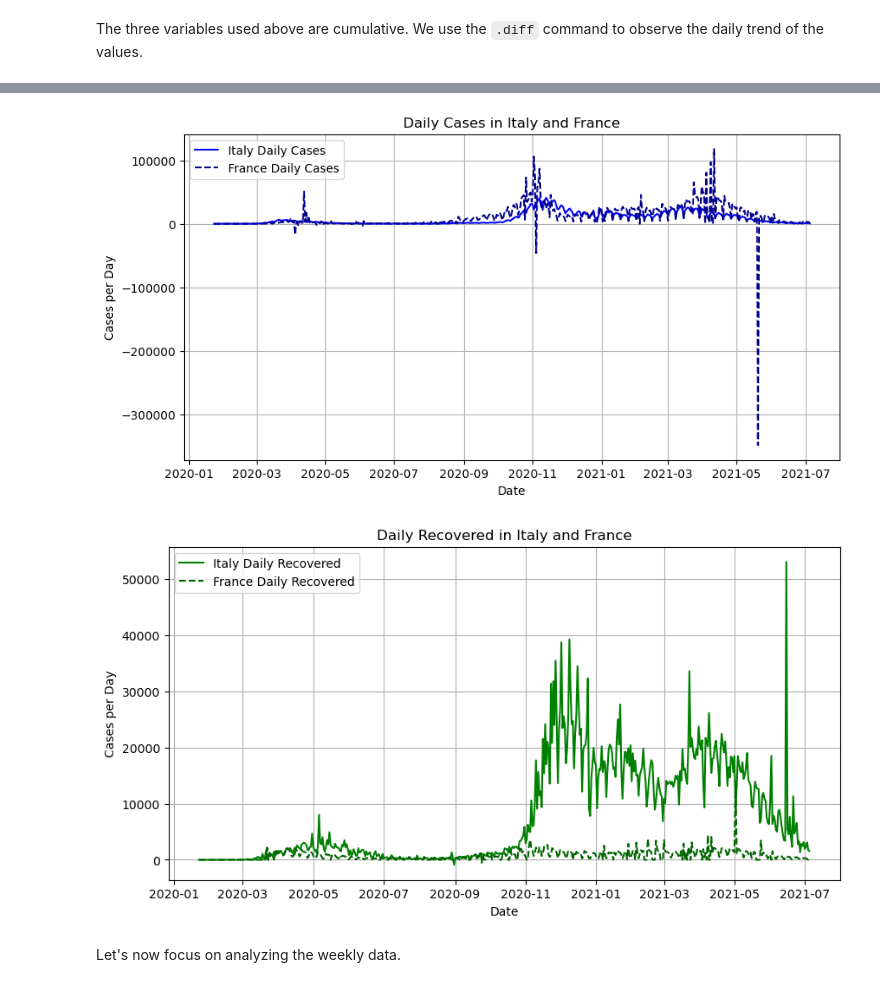
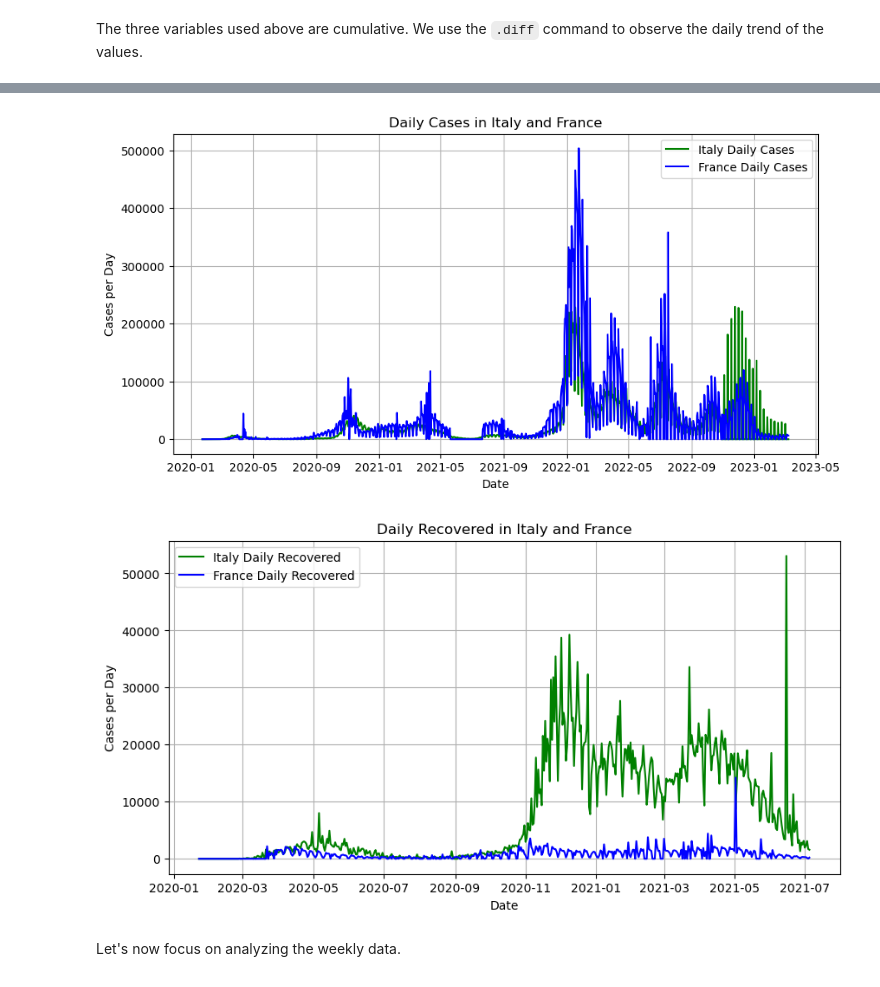
Before and after one commit to Gerva02/Python_for_data_science, a Jupyter notebook: Second.ipynb, the cells around one changed output, grey strips where cells are left out. Saved outputs shown, nothing was run; the diff lists cells and outputs as text; code cells hidden in the pictures.

```diff
--- a/Second.ipynb
+++ b/Second.ipynb
@@ -115,12 +155,10 @@ The three variables used above are cumulative. We use the `.diff` command to obs
 # %%
-data_it_cut = data_it_cut.copy()
-data_fr_cut = data_fr_cut.copy()
-data_it_cut["daily_deaths"] = data_it_cut["deaths"].diff()
-data_fr_cut["daily_deaths"] = data_fr_cut["deaths"].diff()
+data_it["daily_deaths"] = data_it["deaths"].diff()
+data_fr["daily_deaths"] = data_fr["deaths"].diff()
 
 plt.figure(figsize=(10, 5))
-plt.plot(data_it_cut.index, data_it_cut["daily_deaths"], label="Italy Daily Deaths", color="red")
-plt.plot(data_fr_cut.index, data_fr_cut["daily_deaths"], label="France Daily Deaths", color="darkred", linestyle="dashed")
+plt.plot(data_it.index, data_it["daily_deaths"], label="Italy Daily Deaths", color="green")
+plt.plot(data_fr.index, data_fr["daily_deaths"], label="France Daily Deaths", color="blue")
 
 plt.title("Daily Deaths in Italy and France")
 plt.xlabel("Date")
@@ -133,21 +171,19 @@ plt.show()
 # %%
-data_it_cut = data_it_cut.copy()
-data_fr_cut = data_fr_cut.copy()
-data_it_cut["daily_cases"] = data_it_cut["cases"].diff()
-data_fr_cut["daily_cases"] = data_fr_cut["cases"].diff()
+data_it["daily_cases"] = data_it["cases"].diff()
+data_fr["daily_cases"] = data_fr["cases"].diff()
 
 plt.figure(figsize=(10, 5))
-plt.plot(data_it_cut.index, data_it_cut["daily_cases"], label="Italy Daily Cases", color="blue")
-plt.plot(data_fr_cut.index, data_fr_cut["daily_cases"], label="France Daily Cases", color="darkblue", linestyle="dashed")
+plt.plot(data_it.index, data_it["daily_cases"], label="Italy Daily Cases", color="green")
+plt.plot(data_fr.index, data_fr["daily_cases"], label="France Daily Cases", color="blue")
 
 plt.title("Daily Cases in Italy and France")
 plt.xlabel("Date")
 plt.ylabel("Cases per Day")
 plt.legend()
 plt.grid()
 plt.show()
 # %% [output]
-[figure, old version]
+[figure, new version]
 # %%
 data_it_cut = data_it_cut.copy()
 data_it_cut["daily_recovered"] = data_it_cut["recovered"].diff()
@@ -156,7 +192,7 @@ data_fr_cut["daily_recovered"] = data_fr_cut["recovered"].diff()
 
 plt.figure(figsize=(10, 5))
 plt.plot(data_it_cut.index, data_it_cut["daily_recovered"], label="Italy Daily Recovered", color="green")
-plt.plot(data_fr_cut.index, data_fr_cut["daily_recovered"], label="France Daily Recovered", color="darkgreen", linestyle="dashed")
+plt.plot(data_fr_cut.index, data_fr_cut["daily_recovered"], label="France Daily Recovered", color="blue")
 
 plt.title("Daily Recovered in Italy and France")
 plt.xlabel("Date")
@@ -165,7 +201,7 @@ plt.legend()
 plt.grid()
 plt.show()
 # %% [output]
-[figure, old version]
+[figure, new version]
 # %% [markdown]
 Let's now focus on analyzing the weekly data.
 # %%
```
Also changed, not shown: parts of 8 cells of this notebook.
